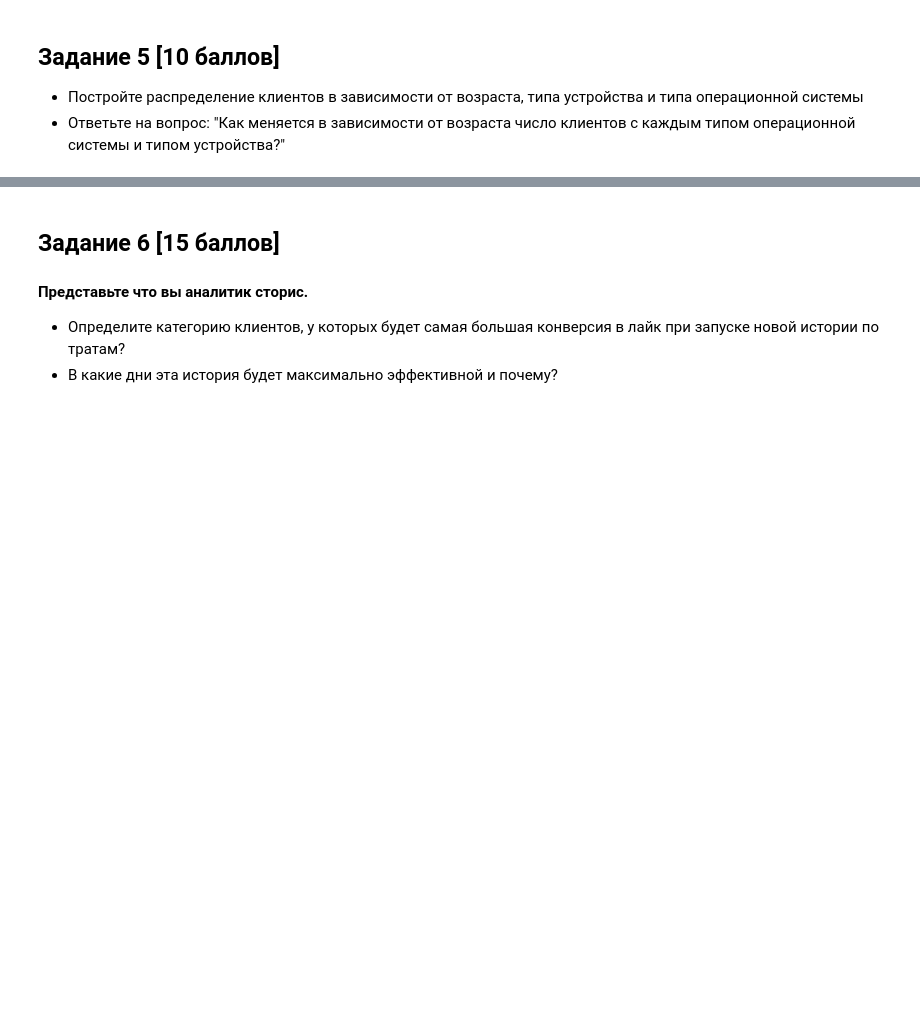
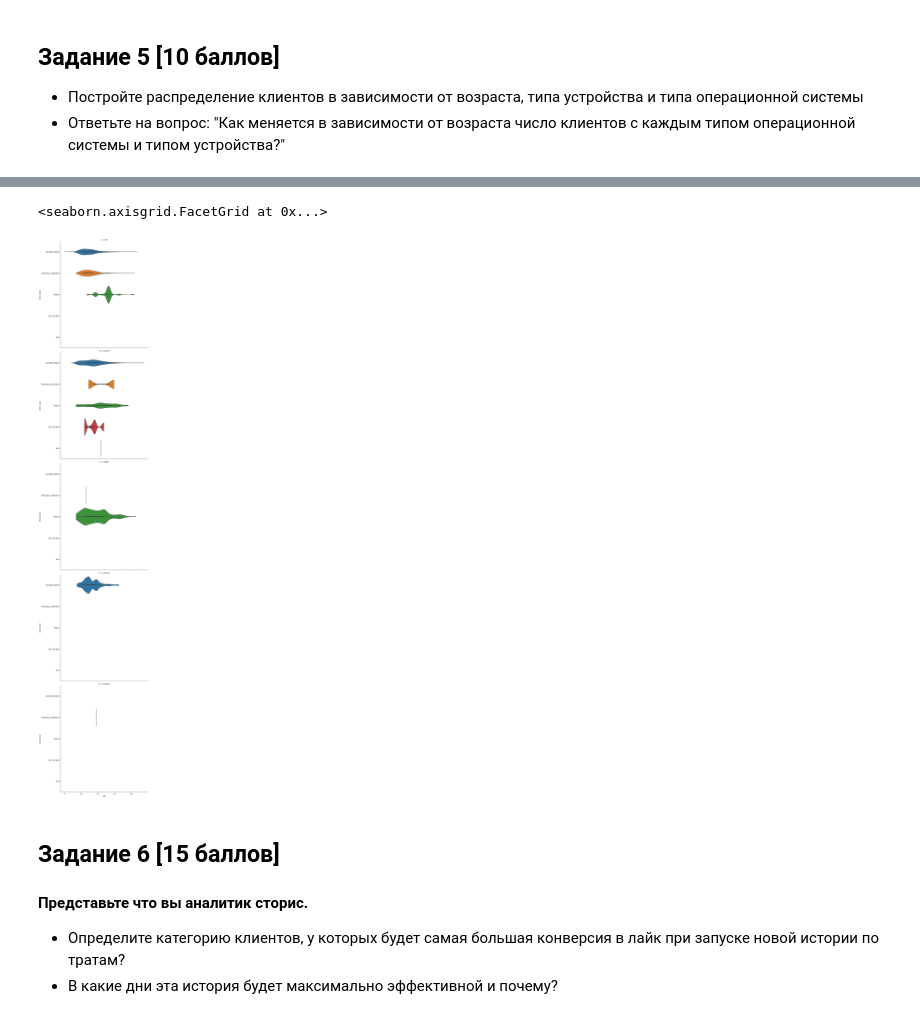
Before and after one commit to Arseny13/hw_sc_tf, a Jupyter notebook: final_task/final_project-d644ad77-655f-4f2c-aa11-153a586360fe.ipynb, the cells around one changed output, grey strips where cells are left out. Saved outputs shown, nothing was run; the diff lists cells and outputs as text; code cells hidden in the pictures; blank space fills up the shorter version.

```diff
--- a/final_task/final_project-d644ad77-655f-4f2c-aa11-153a586360fe.ipynb
+++ b/final_task/final_project-d644ad77-655f-4f2c-aa11-153a586360fe.ipynb
@@ -101,3 +144,11 @@ inside_country
+# %%
+sns.catplot(x="age", y="device_type", col="os",
+            data=df,
+            orient="h", height=10, aspect=1,  col_wrap=1,
+            kind="violin", dodge=True, cut=0, bw=.2)
+# %% [output]
+<seaborn.axisgrid.FacetGrid at 0x...>
+[figure, added]
 # %% [markdown]
 ## Задание 6 [15 баллов]
 
```
Also changed, not shown: parts of 4 cells of this notebook.
